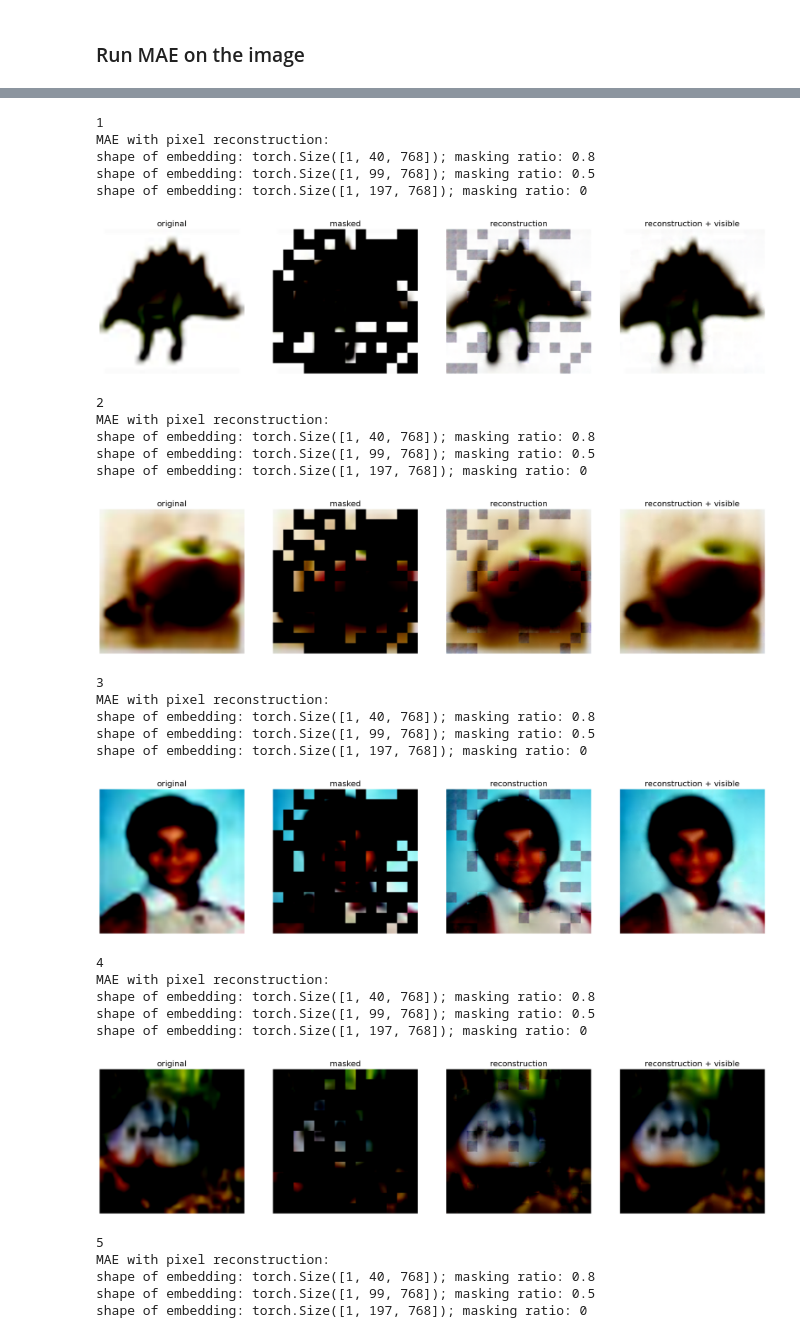
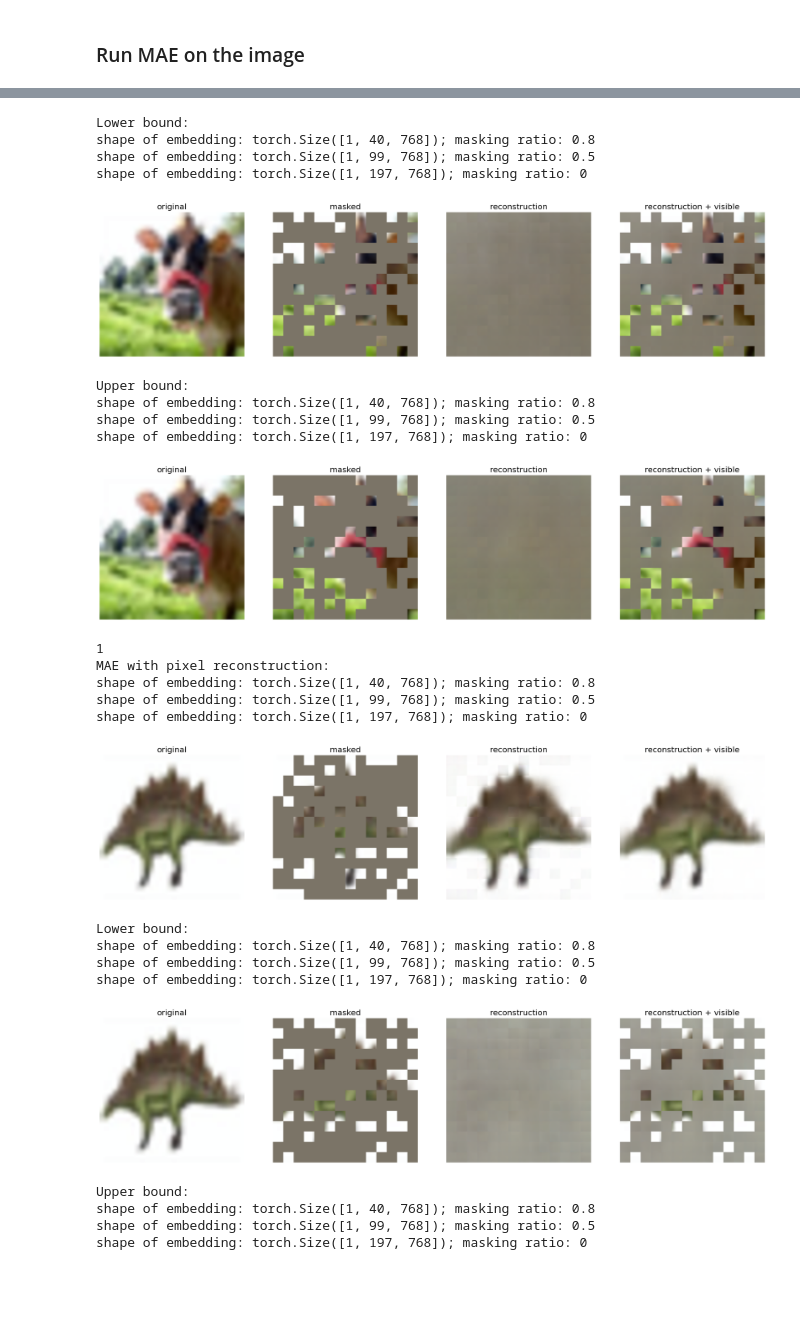
Before and after one commit to gabeguo/uncertainty_mae, a Jupyter notebook: mae_visualize.ipynb, the cells around one changed output, grey strips where cells are left out. Cells and saved outputs as stored; diff of their text form; code cells hidden in the pictures; blank space fills up the shorter version.

```diff
--- a/mae_visualize.ipynb
+++ b/mae_visualize.ipynb
@@ -36,6 +36,9 @@ import models_mae
 
 imagenet_mean = np.array([0, 0, 0])
 imagenet_std = np.array([1, 1, 1])
+
+imagenet_mean=np.array([0.485, 0.456, 0.406])
+imagenet_std=np.array([0.229, 0.224, 0.225])
 
 def show_image(image, title=''):
     # image is [H, W, 3]
@@ -153,9 +176,20 @@ torch.Size([1, 3, 224, 224])
 # download checkpoint if not exist
 !wget -nc https://dl.fbaipublicfiles.com/mae/visualize/mae_visualize_vit_base.pth
 
-chkpt_dir = 'mae_visualize_vit_base.pth'
+chkpt_dir = '/home/gabeguo/uncertainty_mae/cifar100_train/checkpoint-399.pth'
 model_mae = prepare_model(chkpt_dir, 'mae_vit_base_patch16')
 print('Model loaded.')
+
+lower_dir = '/home/gabeguo/uncertainty_mae/cifar100_quantile/lower_bound_checkpoint-45.pt'
+lower_model = prepare_model(lower_dir, 'mae_vit_base_patch16')
+load_decoder_state_dict(lower_model, chkpt_dir)
+
+
+upper_dir = '/home/gabeguo/uncertainty_mae/cifar100_quantile/upper_bound_checkpoint-45.pt'
+upper_model = prepare_model(lower_dir, 'mae_vit_base_patch16')
+load_decoder_state_dict(upper_model, chkpt_dir)
+
+print('Bounds loaded')
 # %% [output]
 File ‘mae_visualize_vit_base.pth’ already there; not retrieving.
 
@@ -165,6 +204,9 @@ Model loaded.
 ### Run MAE on the image
 # %%
 model_mae = model_mae.cuda()
+lower_model = lower_model.cuda()
+upper_model = upper_model.cuda()
+
 print(model_mae)
 for idx, img_tuple in enumerate(test_loader):
     print(idx)
@@ -178,8 +220,12 @@ for idx, img_tuple in enumerate(test_loader):
     torch.manual_seed(2)
     print('MAE with pixel reconstruction:')
     run_one_image(img, model_mae, mask_ratio=0.75)
+    print('Lower bound:')
+    run_one_image(img, lower_model, mask_ratio=0.75)
+    print('Upper bound:')
+    run_one_image(img, upper_model, mask_ratio=0.75)
 
-    if idx == 8:
+    if idx == 2:
         break
 # %% [output]
 MaskedAutoencoderViT(
@@ -203,29 +249,25 @@ shape of embedding: torch.Size([1, 197, 768]); masking ratio: 0
-1
-MAE with pixel reconstruction:
+Lower bound:
 shape of embedding: torch.Size([1, 40, 768]); masking ratio: 0.8
 shape of embedding: torch.Size([1, 99, 768]); masking ratio: 0.5
 shape of embedding: torch.Size([1, 197, 768]); masking ratio: 0
-[figure, old version]
+[figure, new version]
-2
-MAE with pixel reconstruction:
+Upper bound:
 shape of embedding: torch.Size([1, 40, 768]); masking ratio: 0.8
 shape of embedding: torch.Size([1, 99, 768]); masking ratio: 0.5
 shape of embedding: torch.Size([1, 197, 768]); masking ratio: 0
-[figure, old version]
+[figure, new version]
-3
+1
 MAE with pixel reconstruction:
 shape of embedding: torch.Size([1, 40, 768]); masking ratio: 0.8
 shape of embedding: torch.Size([1, 99, 768]); masking ratio: 0.5
 shape of embedding: torch.Size([1, 197, 768]); masking ratio: 0
-[figure, old version]
+[figure, new version]
-4
-MAE with pixel reconstruction:
+Lower bound:
 shape of embedding: torch.Size([1, 40, 768]); masking ratio: 0.8
 shape of embedding: torch.Size([1, 99, 768]); masking ratio: 0.5
 shape of embedding: torch.Size([1, 197, 768]); masking ratio: 0
-[figure, old version]
+[figure, new version]
-5
-MAE with pixel reconstruction:
+Upper bound:
 shape of embedding: torch.Size([1, 40, 768]); masking ratio: 0.8
 shape of embedding: torch.Size([1, 99, 768]); masking ratio: 0.5
 shape of embedding: torch.Size([1, 197, 768]); masking ratio: 0
```
Also changed, not shown: parts of 4 cells of this notebook.
